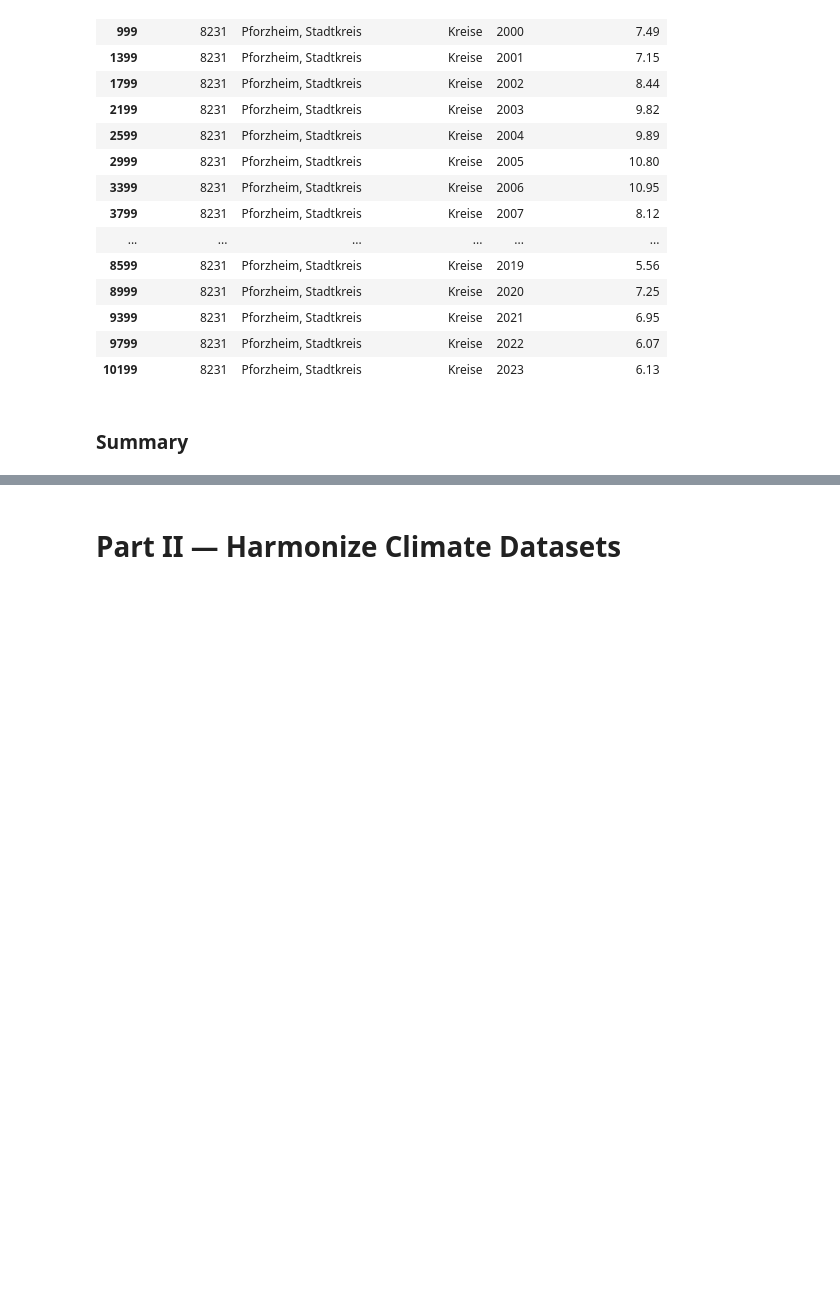
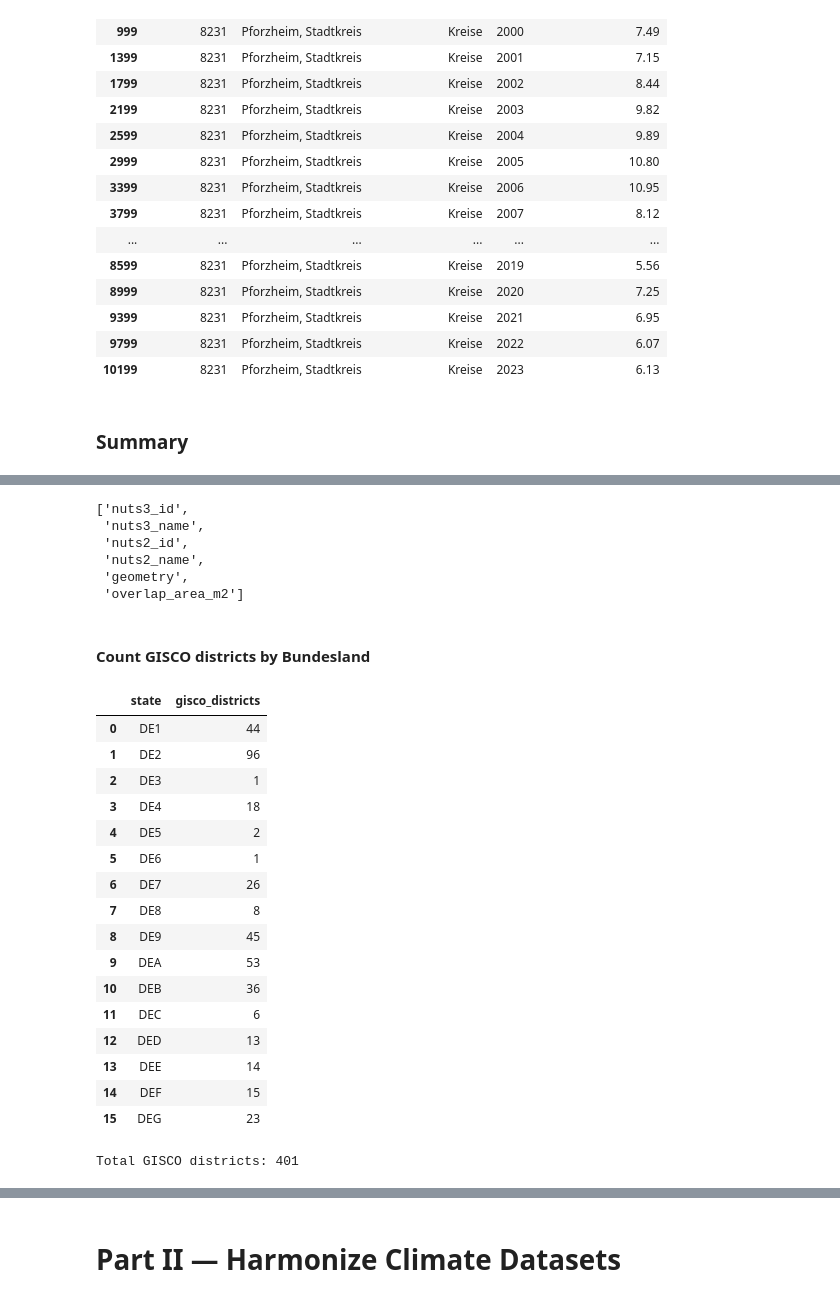
Before and after one commit to purityrima/climate-esg-risk-intelligence-germany, a Jupyter notebook: notebooks/08_climate_dataset_harmonization_nuts2_to_nuts3-kreise.ipynb, the cells around one changed output, grey strips where cells are left out. Cells and saved outputs as stored; diff of their text form; code cells hidden in the pictures; blank space fills up the shorter version.

```diff
--- a/notebooks/08_climate_dataset_harmonization_nuts2_to_nuts3-kreise.ipynb
+++ b/notebooks/08_climate_dataset_harmonization_nuts2_to_nuts3-kreise.ipynb
@@ -690,0 +790,48 @@ The successful completion of this validation establishes the foundation for buil
+# %%
+intersections.columns.tolist()
+# %% [output]
+['nuts3_id',
+ 'nuts3_name',
+ 'nuts2_id',
+ 'nuts2_name',
+ 'geometry',
+ 'overlap_area_m2']
+# %% [markdown]
+#### Count GISCO districts by Bundesland
+# %%
+# ==========================================================
+# District counts by Bundesland (GISCO NUTS-3)
+# ==========================================================
+
+gisco_state_counts = (
+    area_weights[["nuts3_id"]]
+    .drop_duplicates()
+    .assign(state=lambda df: df["nuts3_id"].str[:3])   # e.g. DE1, DE2 ...
+    .groupby("state")
+    .size()
+    .reset_index(name="gisco_districts")
+    .sort_values("state")
+)
+
+display(gisco_state_counts)
+
+print("Total GISCO districts:", gisco_state_counts["gisco_districts"].sum())
+# %% [output]
+|  | state | gisco_districts |
+| 0 | DE1 | 44 |
+| 1 | DE2 | 96 |
+| 2 | DE3 | 1 |
+| 3 | DE4 | 18 |
+| 4 | DE5 | 2 |
+| 5 | DE6 | 1 |
+| 6 | DE7 | 26 |
+| 7 | DE8 | 8 |
+| 8 | DE9 | 45 |
+| 9 | DEA | 53 |
+| 10 | DEB | 36 |
+| 11 | DEC | 6 |
+| 12 | DED | 13 |
+| 13 | DEE | 14 |
+| 14 | DEF | 15 |
+| 15 | DEG | 23 |
+Total GISCO districts: 401
```
Also changed, not shown: parts of 47 cells of this notebook, 2 other files.
